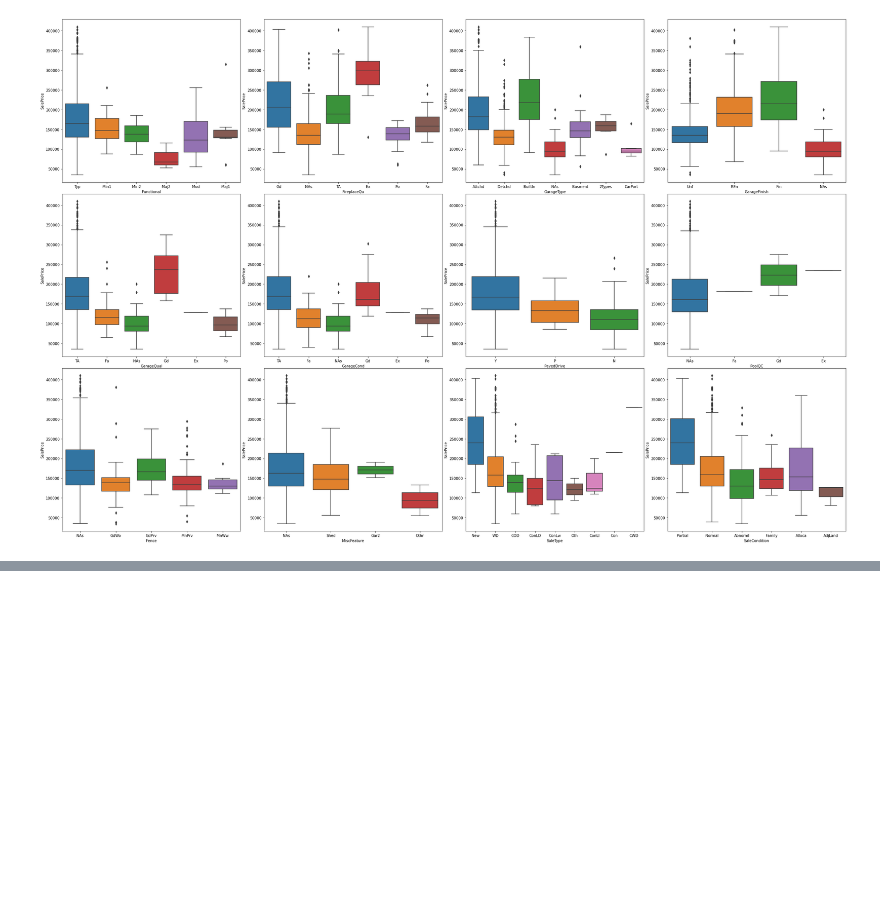
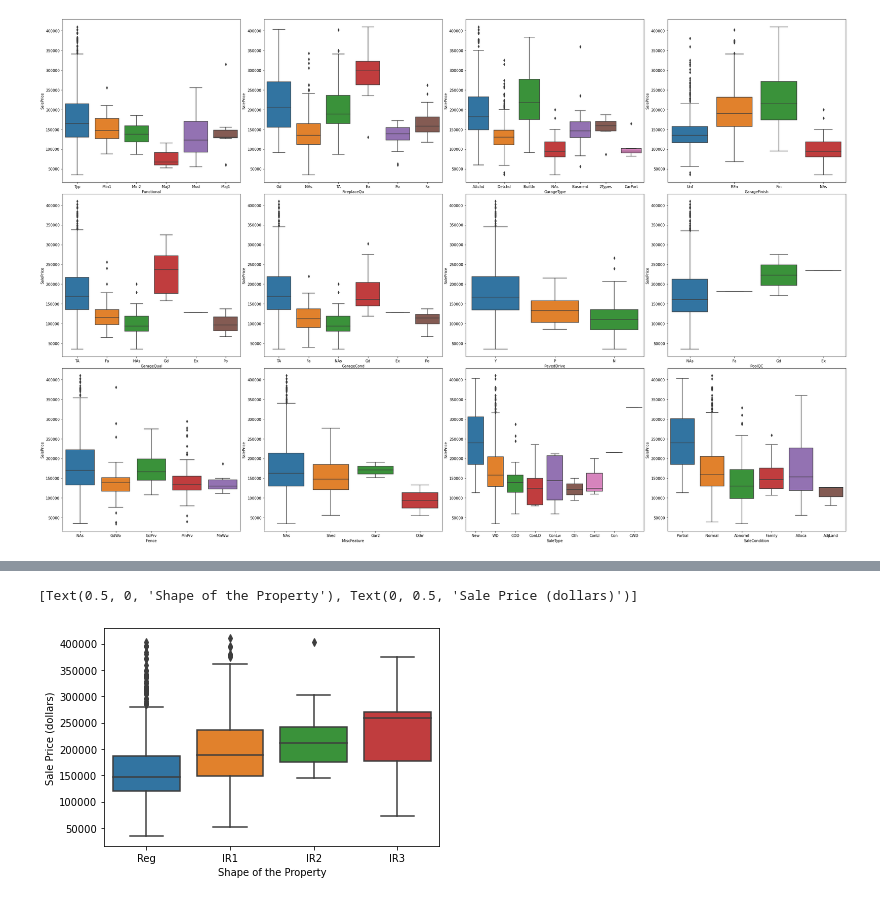
Before and after one commit to rahimrasool/housing_price, a Jupyter notebook: notebooks/2_data_exploration_new.ipynb, the cells around one changed output, grey strips where cells are left out. Saved outputs shown, nothing was run; the diff lists cells and outputs as text; code cells hidden in the pictures; blank space fills up the shorter version.

```diff
--- a/notebooks/2_data_exploration_new.ipynb
+++ b/notebooks/2_data_exploration_new.ipynb
@@ -83,0 +91,6 @@ create_plot(plot_vars, 3, 4, True)
+# %%
+plot = sns.boxplot(x=train['LotShape'], y=train['SalePrice'])
+plot.set(xlabel='Shape of the Property', ylabel='Sale Price (dollars)')
+# %% [output]
+[Text(0.5, 0, 'Shape of the Property'), Text(0, 0.5, 'Sale Price (dollars)')]
+[figure, added]
```
Also changed, not shown: parts of 4 cells of this notebook.
